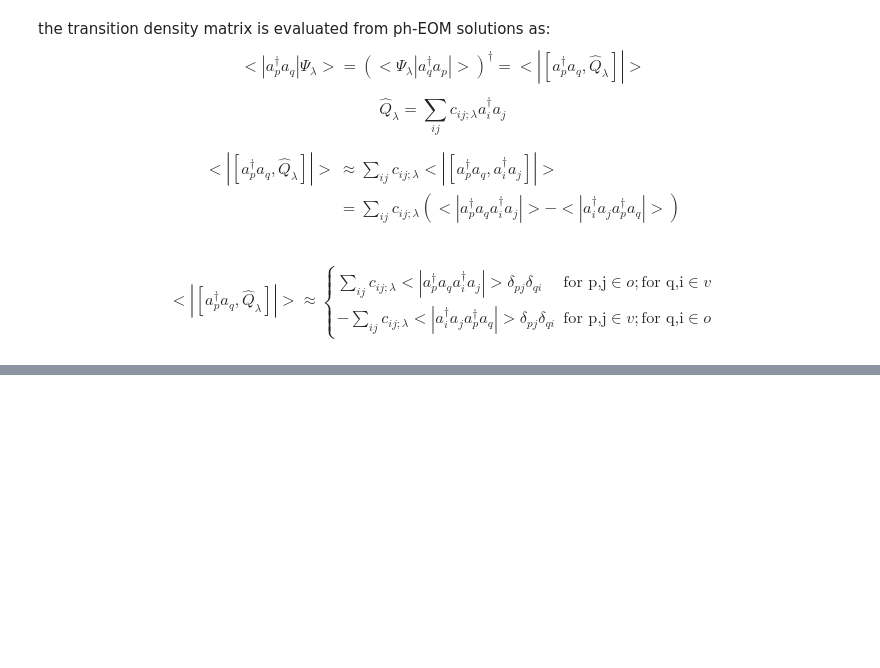
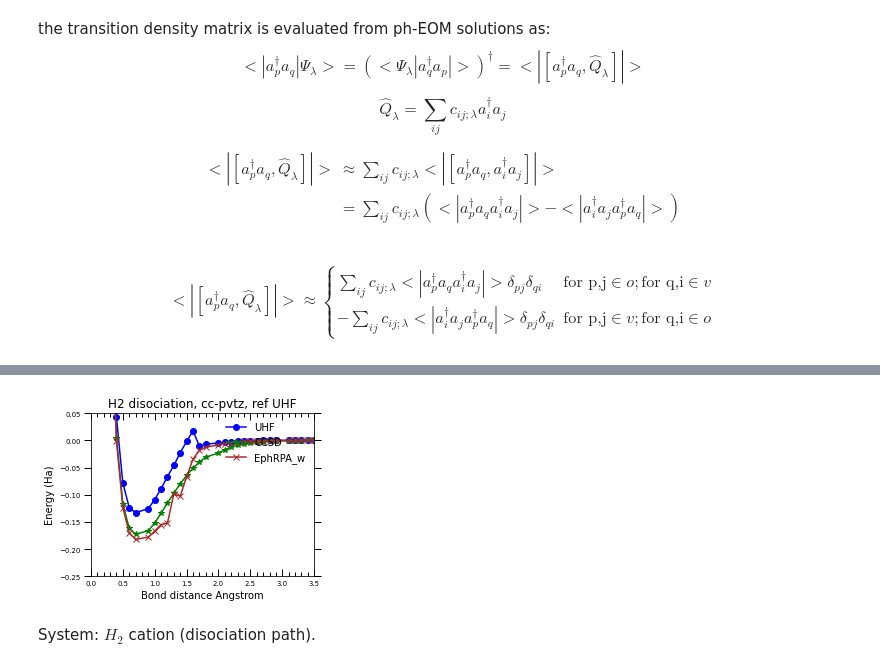
Before and after one commit to gabrielasd/pyeom, a Jupyter notebook: notebook/docs_rpa_particlehole.ipynb, the cells around one changed output, grey strips where cells are left out. Cells and saved outputs as stored; diff of their text form; code cells hidden in the pictures; blank space fills up the shorter version.

```diff
--- a/notebook/docs_rpa_particlehole.ipynb
+++ b/notebook/docs_rpa_particlehole.ipynb
@@ -140,0 +173,23 @@ def parse_csv(pfile):
+# %%
+#
+# Fig 3a Tahir and Ren (10.1103/PhysRevB.99.195149)
+#
+molec = 'H2'
+units= 'Angstrom'
+BASIS = 'cc-pvtz'
+EOM = 'phEOM'
+REFDET = 'uhf'
+xy_lims = {'x': [0, 3.5], 'y':[-0.25, 0.05]}
+fpath = f'h2_uhf_{BASIS}_tahirRPA_cnt_05_vs_Erdm.csv'
+
+DBOND, ehf, ecc, ephrpa, erdm = parse_csv(fpath)
+# %%
+ehf = [uhf-ecc[-1] for uhf in ehf]
+ephrpa = [ph-ecc[-1] for ph in ephrpa]
+erdm = [ph-ecc[-1] for ph in erdm]
+ecc = [cc-ecc[-1] for cc in ecc]
+plot_disoc(DBOND, ehf, ecc, ephrpa, erdm, molec, BASIS, ref=REFDET, xunits=units, eom=False, lims=xy_lims)
+# %% [output]
+[figure, added]
+# %% [markdown]
+System: $H_2$ cation (disociation path).
```
Also changed, not shown: parts of 20 cells of this notebook, 5 other files.
